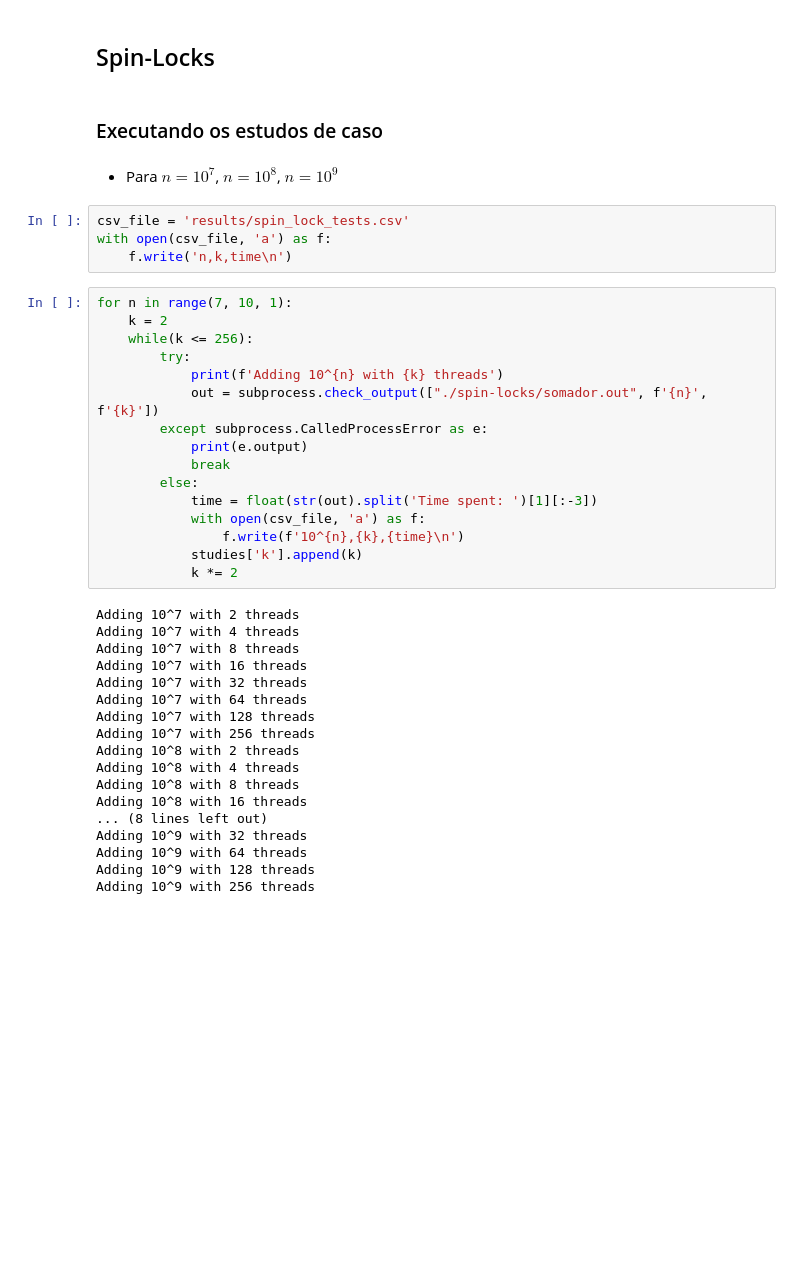
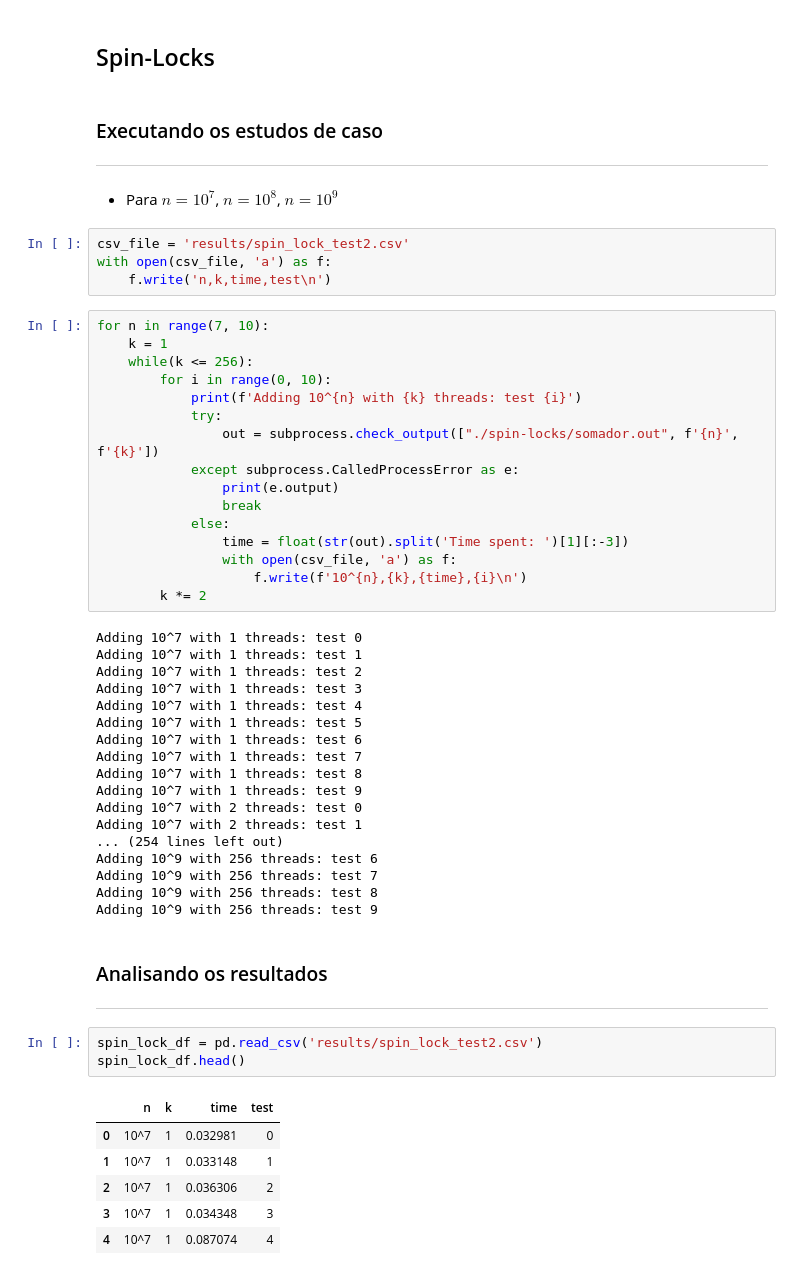
Before and after one commit to MariaLuizaCw/distributed-systems, a Jupyter notebook: TP2/analysis.ipynb, the cells around one changed output. Cells and saved outputs as stored; diff of their text form; blank space fills up the shorter version.

```diff
--- a/TP2/analysis.ipynb
+++ b/TP2/analysis.ipynb
@@ -6,43 +8,57 @@ import numpy as np
 ## Spin-Locks
 # %% [markdown]
 ### Executando os estudos de caso
+<hr/>
 # %% [markdown]
 - Para $n = 10^7$, $n = 10^8$, $n = 10^9$
 # %%
-csv_file = 'results/spin_lock_tests.csv'
+csv_file = 'results/spin_lock_test2.csv'
 with open(csv_file, 'a') as f:
-    f.write('n,k,time\n')
+    f.write('n,k,time,test\n')
 # %%
-for n in range(7, 10, 1):
-    k = 2
+for n in range(7, 10):
+    k = 1
     while(k <= 256):
-        try:
-            print(f'Adding 10^{n} with {k} threads')
-            out = subprocess.check_output(["./spin-locks/somador.out", f'{n}', f'{k}'])
-        except subprocess.CalledProcessError as e:
-            print(e.output)
-            break
-        else:
-            time = float(str(out).split('Time spent: ')[1][:-3])
-            with open(csv_file, 'a') as f:
-                f.write(f'10^{n},{k},{time}\n')
-            studies['k'].append(k)
-            k *= 2
+        for i in range(0, 10):
+            print(f'Adding 10^{n} with {k} threads: test {i}')
+            try:
+                out = subprocess.check_output(["./spin-locks/somador.out", f'{n}', f'{k}'])
+            except subprocess.CalledProcessError as e:
+                print(e.output)
+                break
+            else:
+                time = float(str(out).split('Time spent: ')[1][:-3])
+                with open(csv_file, 'a') as f:
+                    f.write(f'10^{n},{k},{time},{i}\n')
+        k *= 2
 # %% [output]
-Adding 10^7 with 2 threads
-Adding 10^7 with 4 threads
-Adding 10^7 with 8 threads
-Adding 10^7 with 16 threads
-Adding 10^7 with 32 threads
-Adding 10^7 with 64 threads
-Adding 10^7 with 128 threads
-Adding 10^7 with 256 threads
-Adding 10^8 with 2 threads
-Adding 10^8 with 4 threads
-Adding 10^8 with 8 threads
-Adding 10^8 with 16 threads
-... (8 lines left out)
-Adding 10^9 with 32 threads
-Adding 10^9 with 64 threads
-Adding 10^9 with 128 threads
-Adding 10^9 with 256 threads
+Adding 10^7 with 1 threads: test 0
+Adding 10^7 with 1 threads: test 1
+Adding 10^7 with 1 threads: test 2
+Adding 10^7 with 1 threads: test 3
+Adding 10^7 with 1 threads: test 4
+Adding 10^7 with 1 threads: test 5
+Adding 10^7 with 1 threads: test 6
+Adding 10^7 with 1 threads: test 7
+Adding 10^7 with 1 threads: test 8
+Adding 10^7 with 1 threads: test 9
+Adding 10^7 with 2 threads: test 0
+Adding 10^7 with 2 threads: test 1
+... (254 lines left out)
+Adding 10^9 with 256 threads: test 6
+Adding 10^9 with 256 threads: test 7
+Adding 10^9 with 256 threads: test 8
+Adding 10^9 with 256 threads: test 9
+# %% [markdown]
+### Analisando os resultados
+<hr/>
+# %%
+spin_lock_df = pd.read_csv('results/spin_lock_test2.csv')
+spin_lock_df.head()
+# %% [output]
+|  | n | k | time | test |
+| 0 | 10^7 | 1 | 0.032981 | 0 |
+| 1 | 10^7 | 1 | 0.033148 | 1 |
+| 2 | 10^7 | 1 | 0.036306 | 2 |
+| 3 | 10^7 | 1 | 0.034348 | 3 |
+| 4 | 10^7 | 1 | 0.087074 | 4 |
```
Also changed, not shown: parts of 2 cells of this notebook, 5 other files.
